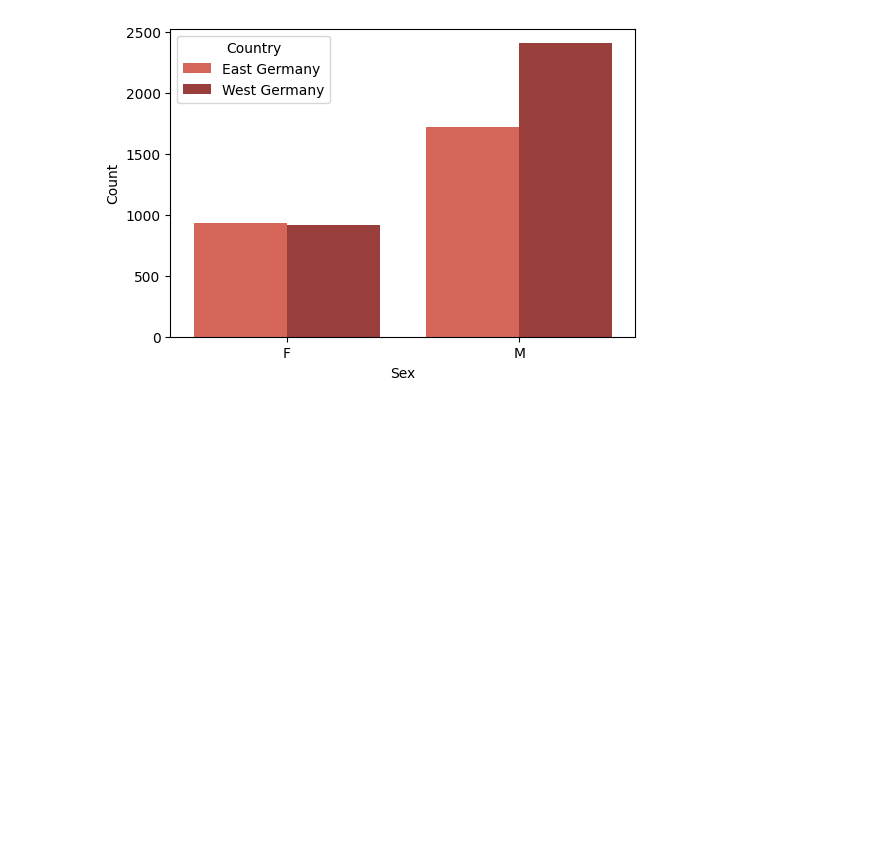
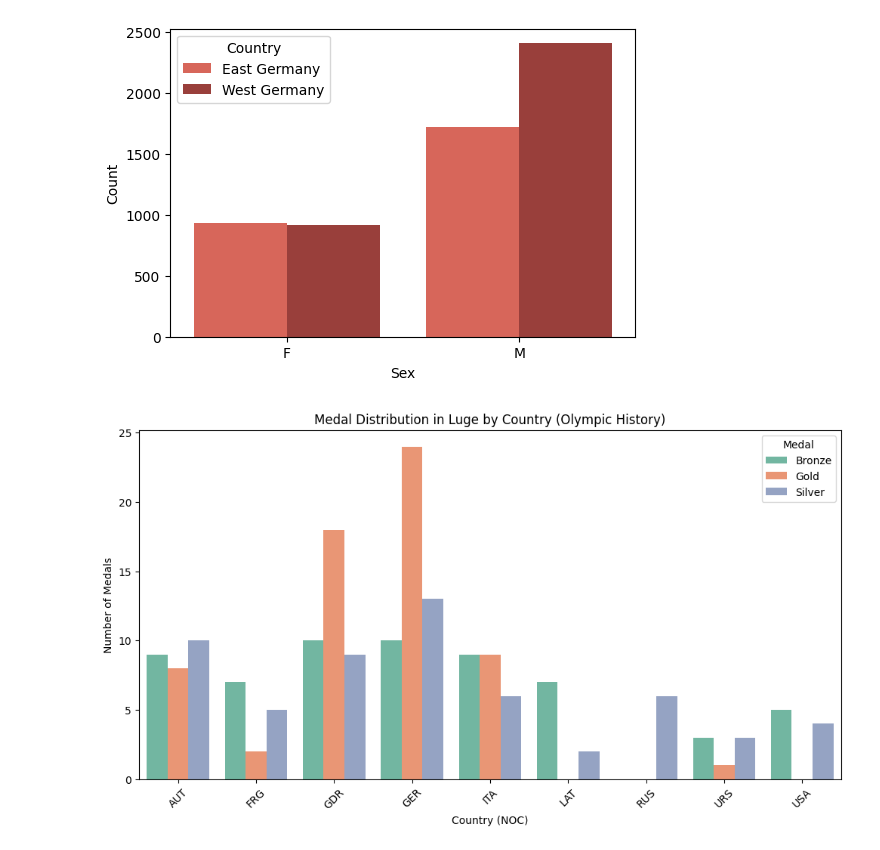
Before and after one commit to SebastianPetersson/Project_OS, a Jupyter notebook: Projekt_OS_Tyskland.ipynb, the cells around one changed output. Cells and saved outputs as stored; diff of their text form; code cells hidden in the pictures; blank space fills up the shorter version.

```diff
--- a/Projekt_OS_Tyskland.ipynb
+++ b/Projekt_OS_Tyskland.ipynb
@@ -89,3 +75,7 @@ sns.barplot(data=long_format, x = 'Sex', y = 'Count', hue = 'Country', palette =
 # %% [output]
 <Axes: xlabel='Sex', ylabel='Count'>
 [figure]
+# %%
+Functions.plot_medal_distribution_by_sport(olympics, "Luge")
+# %% [output]
+[figure, added]
```
Also changed, not shown: parts of 6 cells of this notebook.
